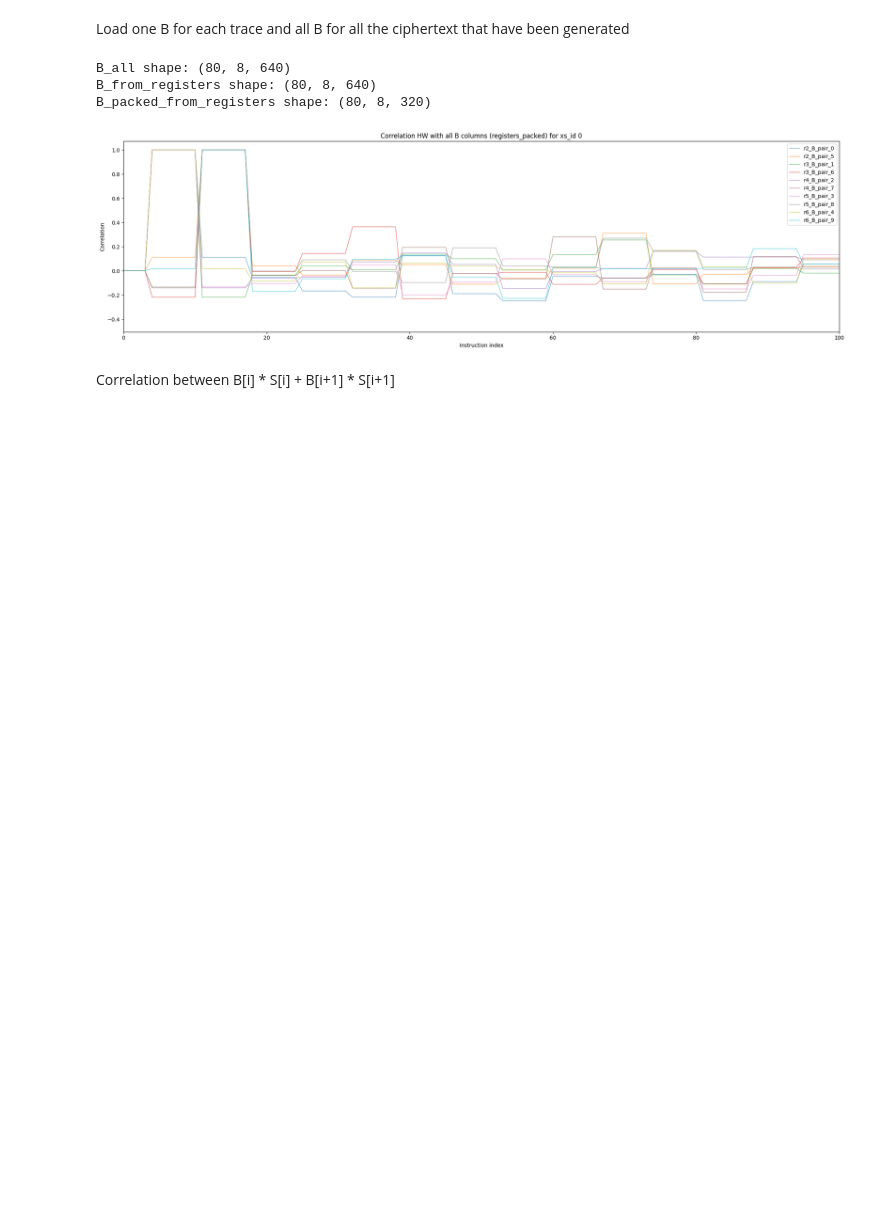
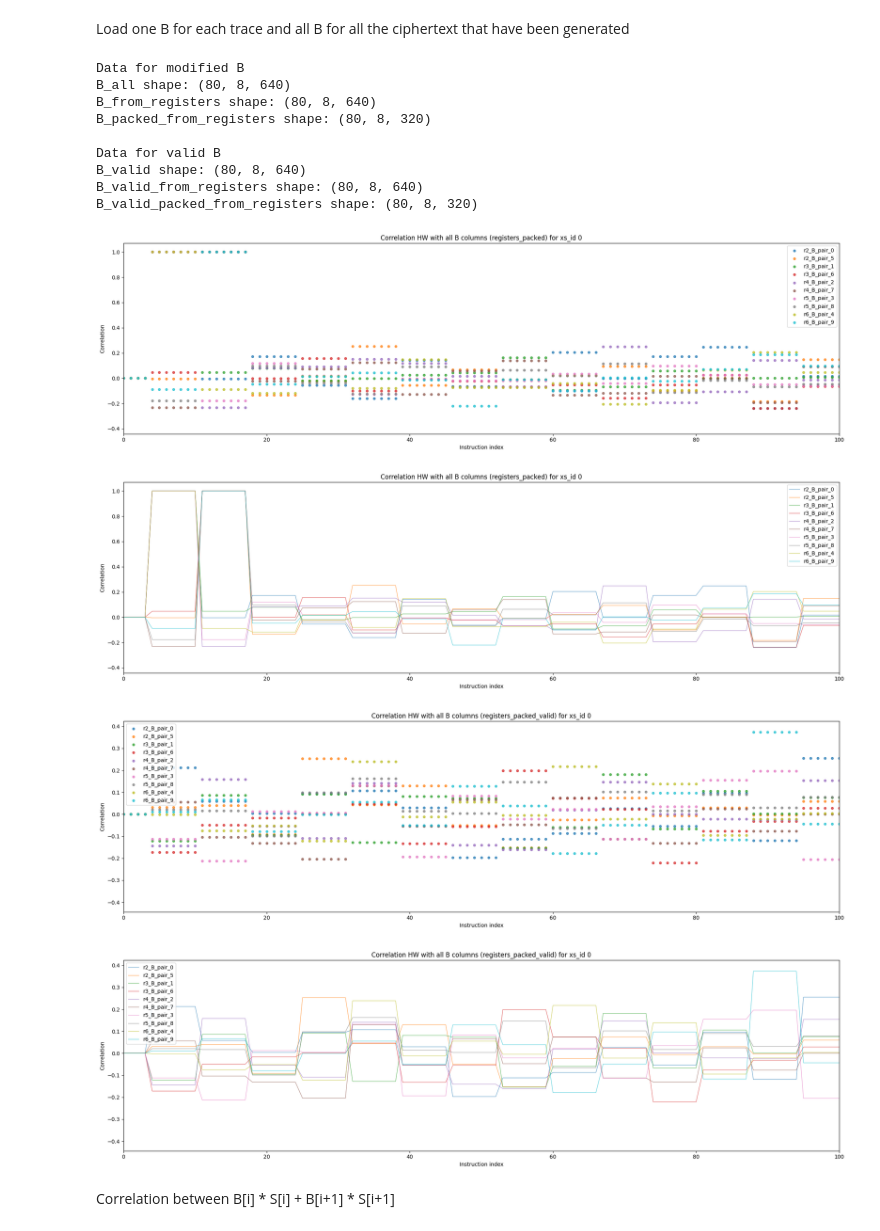
Before and after one commit to Vicentia/frodokem640_sidechannel_decapsulation, a Jupyter notebook: aes_sim_test/[ANALYSIS] truncated_analysis.ipynb, the cells around one changed output. Cells and saved outputs as stored; diff of their text form; code cells hidden in the pictures; blank space fills up the shorter version.

Commit message:
updating the analysis, adding a notebook for computing the traces, computing the trncated version as: trace_<i>_<j>_<k> where i is the run index, j is the xs call from 0 to 7, k is the index fault

```diff
--- a/aes_sim_test/[ANALYSIS] truncated_analysis.ipynb
+++ b/aes_sim_test/[ANALYSIS] truncated_analysis.ipynb
@@ -18,12 +18,13 @@ truncated_registers = ["r2", "r3", "r4", "r5", "r6"]
 truncated_trace_dir = "output_decapsulation_truncated_TRIM"
 result_dir_truncated = "Results_decapsulation_truncated"
 no_instructions = 100
+selected_fault_index = 0
 reset_folder(result_dir_truncated)
 
 os.makedirs(result_dir_truncated, exist_ok=True)
 
-create_npy_file_truncated(f"{result_dir_truncated}/HW_SUBTRACE", truncated_trace_dir, "HW", truncated_registers)
-create_npy_file_truncated(f"{result_dir_truncated}/HD_SUBTRACE", truncated_trace_dir, "HD", truncated_registers)
+create_npy_file_truncated(f"{result_dir_truncated}/HW_SUBTRACE", truncated_trace_dir, "HW", truncated_registers, selected_fault_index)
+create_npy_file_truncated(f"{result_dir_truncated}/HD_SUBTRACE", truncated_trace_dir, "HD", truncated_registers, selected_fault_index)
 
 data_HW_by_register = {}
 # create one .npy file per register and per xs_id, and load them into a dictionary
@@ -33,6 +34,7 @@ for reg in truncated_registers:
         truncated_trace_dir,
         "HW",
         [reg],
+        selected_fault_index,
     )
 
     data_HW_by_register[reg] = {}
@@ -47,12 +49,14 @@ create_npy_file_truncated(
     truncated_trace_dir,
     "HW",
     ["r0"],
+    selected_fault_index,
 )
 create_npy_file_truncated(
     f"{result_dir_truncated}/HD_SUBTRACE_r0",
     truncated_trace_dir,
     "HD",
     ["r0"],
+    selected_fault_index,
 )
 # %% [output]
 Creating simulation traces model.... HW
@@ -155,13 +175,25 @@ def load_all_B(B_folder, prefix="B"):
 # %%
 B_folder = Path("output_decapsulation_truncated/B")
 
-B_all, B_runs = load_all_B(B_folder, prefix="B")
-B_from_registers, B_register_runs = load_all_B(B_folder, prefix="B_from_registers")
-B_packed_from_registers, B_packed_runs = load_all_B(B_folder, prefix="B_from_registers_packed")
+B_all, B_runs = load_all_B(B_folder, prefix="B", fault_index=selected_fault_index)
+B_valid, B_valid_runs = load_all_B(B_folder, prefix="B_valid")
 
+B_from_registers, B_register_runs = load_all_B(B_folder, prefix="B_from_registers", fault_index=selected_fault_index)
+B_valid_from_registers, B_valid_register_runs = load_all_B(B_folder, prefix="B_valid_from_registers")
+
+B_packed_from_registers, B_packed_runs = load_all_B(B_folder, prefix="B_from_registers_packed", fault_index=selected_fault_index)
+B_valid_packed_from_registers, B_valid_packed_runs = load_all_B(B_folder, prefix="B_valid_from_registers_packed")
+
+print("\nData for modified B")
 print("B_all shape:", B_all.shape)
 print("B_from_registers shape:", B_from_registers.shape)
 print("B_packed_from_registers shape:", B_packed_from_registers.shape)
+print("\nData for valid B")
+print("B_valid shape:", B_valid.shape)
+print("B_valid_from_registers shape:", B_valid_from_registers.shape)
+print("B_valid_packed_from_registers shape:", B_valid_packed_from_registers.shape)
+
+print()
 
 xs_id = 0
 traces_hw = data_HW_truncated[xs_id]
@@ -173,35 +205,75 @@ no_B_cols = 10
 B_base = {
     # "ciphertext": B_all,
     # "registers": B_from_registers,
     "registers_packed": B_packed_from_registers,
+}
+
+B_valid_base = {
+    # "ciphertext_valid": B_valid,
+    # "registers_valid": B_valid_from_registers,
+    "registers_packed_valid": B_valid_packed_from_registers,
 }
 
 for B_name, B_values in B_base.items():
     corr_hw_array = {}
 
     for B_col in range(no_B_cols):
         register_values = B_values[:, B_row, B_col]
         target_hw_values = hw_u32(register_values.astype(np.uint32))
 
         if B_name == "registers_packed":
             # register index is determined by the column index modulo the number of truncated registers -> look in Ghidra
             reg_index = B_col % len(truncated_registers)
             reg = truncated_registers[reg_index]
 
             traces_hw_for_corr = data_HW_by_register[reg][xs_id]
             label = f"{reg}_B_pair_{B_col}"
         else:
             traces_hw_for_corr = traces_hw
             label = f"B_col_{B_col}"
 
+
         corr_hw_array[label] = compute_correlation(traces_hw_for_corr,target_hw_values)
 
-    plot_correlation(corr_hw_array,f"Correlation HW with all B columns ({B_name}) for xs_id {xs_id}", os.path.join(result_dir_truncated,f"correlation_HW_all_B_cols_{B_name}_xs{xs_id}.png"),no_instructions=no_instructions)
+    plot_correlation(corr_hw_array,f"Correlation HW with all B columns ({B_name}) for xs_id {xs_id}", os.path.join(result_dir_truncated,f"correlation_HW_all_B_cols_{B_name}_xs{xs_id}.png"),no_instructions=no_instructions, style="points", marker_size=18)
+    plot_correlation(corr_hw_array,f"Correlation HW with all B columns ({B_name}) for xs_id {xs_id}", os.path.join(result_dir_truncated,f"correlation_HW_all_B_cols_{B_name}_xs{xs_id}_line.png"),no_instructions=no_instructions, style="line", marker_size=18)
+
+for B_name, B_values in B_valid_base.items():
+    corr_hw_array = {}
+
+    for B_col in range(no_B_cols):
+        register_values = B_values[:, B_row, B_col]
+        target_hw_values = hw_u32(register_values.astype(np.uint32))
+
+        if B_name == "registers_packed_valid":
+            # register index is determined by the column index modulo the number of truncated registers -> look in Ghidra
+            reg_index = B_col % len(truncated_registers)
+            reg = truncated_registers[reg_index]
+
+            traces_hw_for_corr = data_HW_by_register[reg][xs_id]
+            label = f"{reg}_B_pair_{B_col}"
+        else:
+            traces_hw_for_corr = traces_hw
+            label = f"B_col_{B_col}"
+
+        corr_hw_array[label] = compute_correlation(traces_hw_for_corr,target_hw_values)
+
+    plot_correlation(corr_hw_array,f"Correlation HW with all B columns ({B_name}) for xs_id {xs_id}", os.path.join(result_dir_truncated,f"correlation_HW_all_B_cols_{B_name}_xs{xs_id}.png"),no_instructions=no_instructions, style="points", marker_size=18)
+    plot_correlation(corr_hw_array,f"Correlation HW with all B columns ({B_name}) for xs_id {xs_id}", os.path.join(result_dir_truncated,f"correlation_HW_all_B_cols_{B_name}_xs{xs_id}_line.png"),no_instructions=no_instructions, style="line", marker_size=18)
 # %% [output]
+Data for modified B
 B_all shape: (80, 8, 640)
 B_from_registers shape: (80, 8, 640)
 B_packed_from_registers shape: (80, 8, 320)
+
+Data for valid B
+B_valid shape: (80, 8, 640)
+B_valid_from_registers shape: (80, 8, 640)
+B_valid_packed_from_registers shape: (80, 8, 320)
-[figure, old version]
+[figure, new version]
+[figure, added]
+[figure, added]
+[figure, added]
 # %%
 S_df = pd.read_csv("output_decapsulation_truncated/S/S.csv")
 S_real = S_df[[f"S_col_{j}" for j in range(8)]].to_numpy(dtype=np.int16)
```
Also changed, not shown: parts of 13 cells of this notebook, 21 other files.
